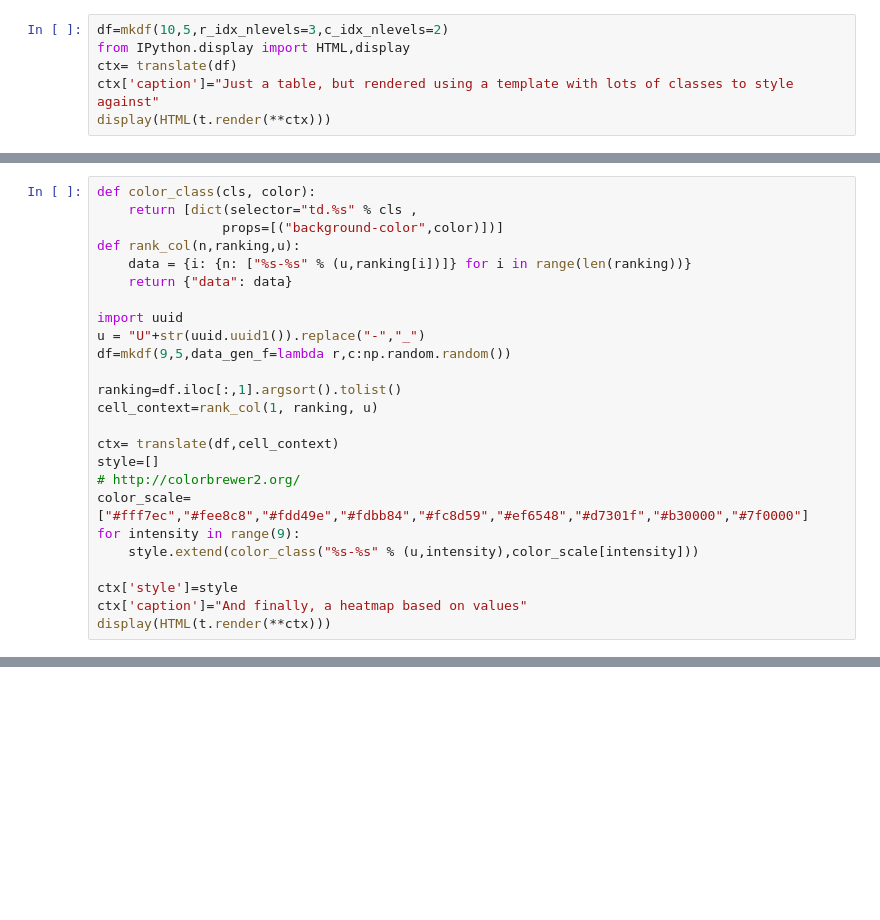
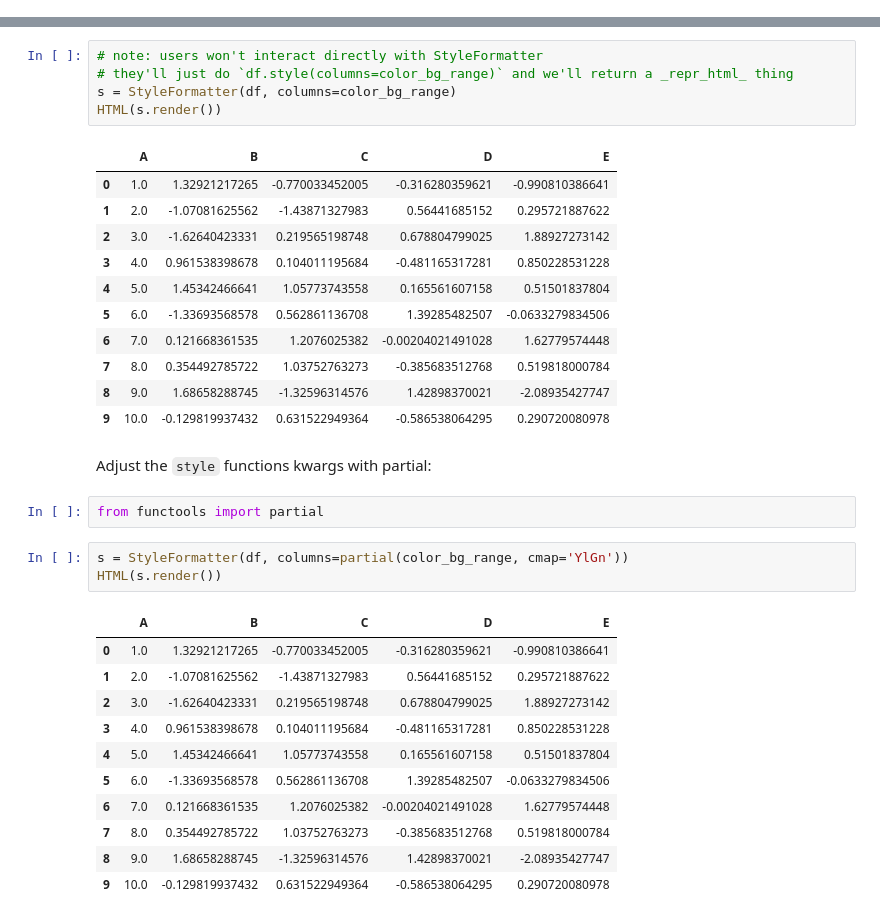
Before and after one commit to TomAugspurger/pandas, a Jupyter notebook: style.ipynb, the cells around one changed output, grey strips where cells are left out. Cells and saved outputs as stored; diff of their text form; blank space fills up the shorter version.

```diff
--- a/style.ipynb
+++ b/style.ipynb
@@ -315,6 +107,0 @@ def translate(df,cell_context=None):
-# %%
-df=mkdf(10,5,r_idx_nlevels=3,c_idx_nlevels=2)
-from IPython.display import HTML,display
-ctx= translate(df)
-ctx['caption']="Just a table, but rendered using a template with lots of classes to style against"
-display(HTML(t.render(**ctx)))
@@ -459,25 +107,0 @@ Rounded corners. CSS skills beginning to fail.
-# %%
-def color_class(cls, color):
-    return [dict(selector="td.%s" % cls ,
-                props=[("background-color",color)])]
-def rank_col(n,ranking,u):
-    data = {i: {n: ["%s-%s" % (u,ranking[i])]} for i in range(len(ranking))}
-    return {"data": data}
-
-import uuid
-u = "U"+str(uuid.uuid1()).replace("-","_")
-df=mkdf(9,5,data_gen_f=lambda r,c:np.random.random())
-
-ranking=df.iloc[:,1].argsort().tolist()
-cell_context=rank_col(1, ranking, u)
-
-ctx= translate(df,cell_context)
-style=[]
-# http://colorbrewer2.org/
-color_scale=["#fff7ec","#fee8c8","#fdd49e","#fdbb84","#fc8d59","#ef6548","#d7301f","#b30000","#7f0000"]
-for intensity in range(9):
-    style.extend(color_class("%s-%s" % (u,intensity),color_scale[intensity]))
-
-ctx['style']=style
-ctx['caption']="And finally, a heatmap based on values"
-display(HTML(t.render(**ctx)))
@@ -495,0 +108,36 @@ And finally, a heatmap based on values
+# %%
+# note: users won't interact directly with StyleFormatter
+# they'll just do `df.style(columns=color_bg_range)` and we'll return a _repr_html_ thing
+s = StyleFormatter(df, columns=color_bg_range)
+HTML(s.render())
+# %% [output]
+|  | A | B | C | D | E |
+| 0 | 1.0 | 1.32921217265 | -0.770033452005 | -0.316280359621 | -0.990810386641 |
+| 1 | 2.0 | -1.07081625562 | -1.43871327983 | 0.56441685152 | 0.295721887622 |
+| 2 | 3.0 | -1.62640423331 | 0.219565198748 | 0.678804799025 | 1.88927273142 |
+| 3 | 4.0 | 0.961538398678 | 0.104011195684 | -0.481165317281 | 0.850228531228 |
+| 4 | 5.0 | 1.45342466641 | 1.05773743558 | 0.165561607158 | 0.51501837804 |
+| 5 | 6.0 | -1.33693568578 | 0.562861136708 | 1.39285482507 | -0.0633279834506 |
+| 6 | 7.0 | 0.121668361535 | 1.2076025382 | -0.00204021491028 | 1.62779574448 |
+| 7 | 8.0 | 0.354492785722 | 1.03752763273 | -0.385683512768 | 0.519818000784 |
+| 8 | 9.0 | 1.68658288745 | -1.32596314576 | 1.42898370021 | -2.08935427747 |
+| 9 | 10.0 | -0.129819937432 | 0.631522949364 | -0.586538064295 | 0.290720080978 |
+# %% [markdown]
+Adjust the `style` functions kwargs with partial:
+# %%
+from functools import partial
+# %%
+s = StyleFormatter(df, columns=partial(color_bg_range, cmap='YlGn'))
+HTML(s.render())
+# %% [output]
+|  | A | B | C | D | E |
+| 0 | 1.0 | 1.32921217265 | -0.770033452005 | -0.316280359621 | -0.990810386641 |
+| 1 | 2.0 | -1.07081625562 | -1.43871327983 | 0.56441685152 | 0.295721887622 |
+| 2 | 3.0 | -1.62640423331 | 0.219565198748 | 0.678804799025 | 1.88927273142 |
+| 3 | 4.0 | 0.961538398678 | 0.104011195684 | -0.481165317281 | 0.850228531228 |
+| 4 | 5.0 | 1.45342466641 | 1.05773743558 | 0.165561607158 | 0.51501837804 |
+| 5 | 6.0 | -1.33693568578 | 0.562861136708 | 1.39285482507 | -0.0633279834506 |
+| 6 | 7.0 | 0.121668361535 | 1.2076025382 | -0.00204021491028 | 1.62779574448 |
+| 7 | 8.0 | 0.354492785722 | 1.03752763273 | -0.385683512768 | 0.519818000784 |
+| 8 | 9.0 | 1.68658288745 | -1.32596314576 | 1.42898370021 | -2.08935427747 |
+| 9 | 10.0 | -0.129819937432 | 0.631522949364 | -0.586538064295 | 0.290720080978 |
```
Also changed, not shown: parts of 22 cells of this notebook.
